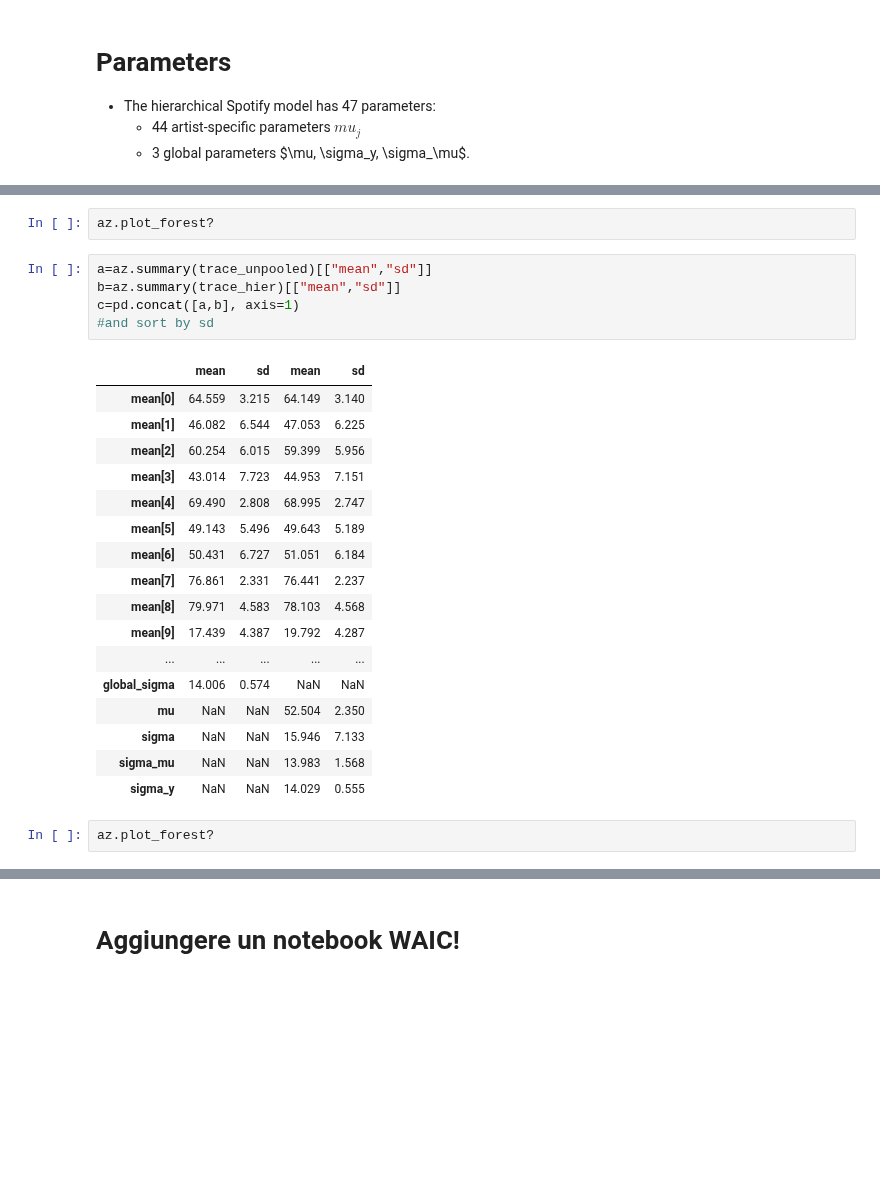
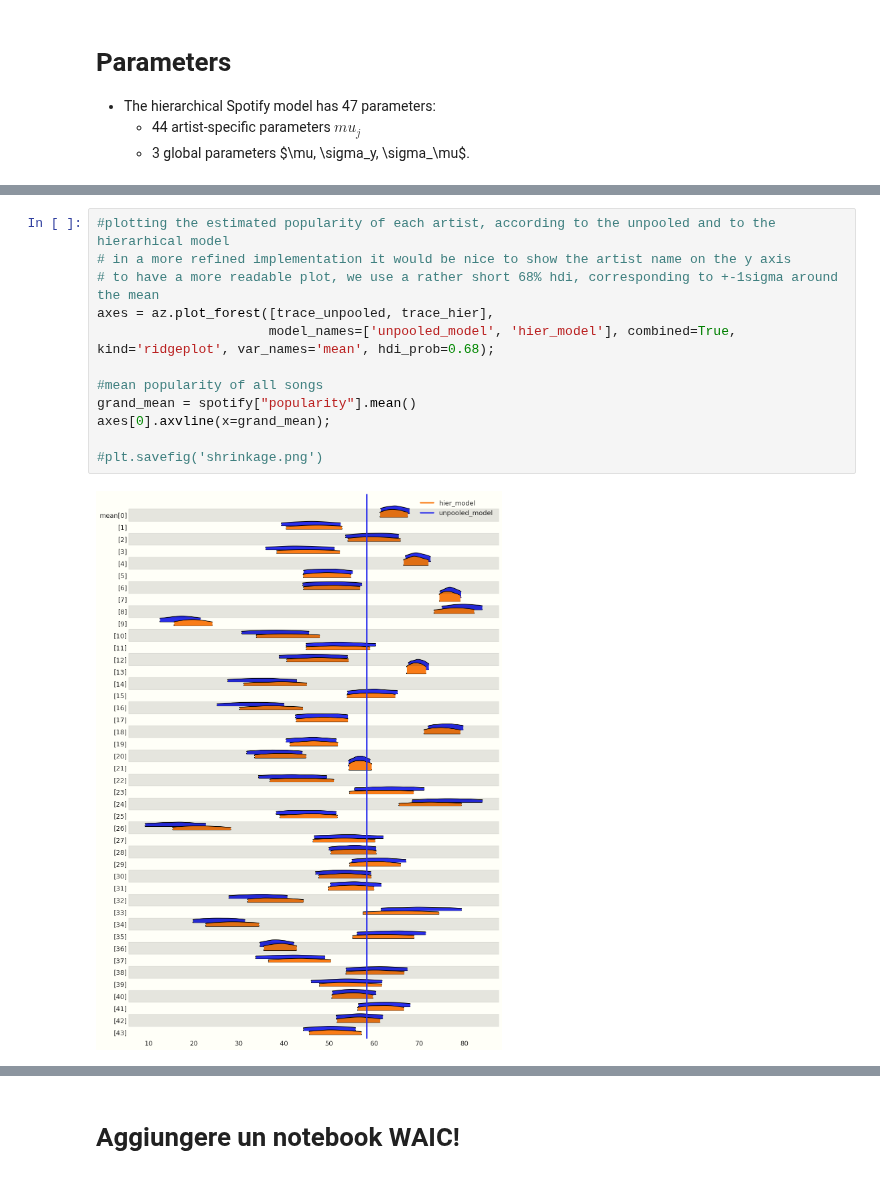
Before and after one commit to gcorani/bda, a Jupyter notebook: 3b-ProbProgramming-hierarchical.ipynb, the cells around one changed output, grey strips where cells are left out. Drawn from its saved outputs; the diff is of its cells as text; blank space fills up the shorter version.

```diff
--- a/3b-ProbProgramming-hierarchical.ipynb
+++ b/3b-ProbProgramming-hierarchical.ipynb
@@ -503,27 +537,14 @@ array([<AxesSubplot:>], dtype=object)
-# %%
-az.plot_forest?
-# %%
-a=az.summary(trace_unpooled)[["mean","sd"]]
-b=az.summary(trace_hier)[["mean","sd"]]
-c=pd.concat([a,b], axis=1)
-#and sort by sd
-# %% [output]
-|  | mean | sd | mean | sd |
-| mean[0] | 64.559 | 3.215 | 64.149 | 3.140 |
-| mean[1] | 46.082 | 6.544 | 47.053 | 6.225 |
-| mean[2] | 60.254 | 6.015 | 59.399 | 5.956 |
-| mean[3] | 43.014 | 7.723 | 44.953 | 7.151 |
-| mean[4] | 69.490 | 2.808 | 68.995 | 2.747 |
-| mean[5] | 49.143 | 5.496 | 49.643 | 5.189 |
-| mean[6] | 50.431 | 6.727 | 51.051 | 6.184 |
-| mean[7] | 76.861 | 2.331 | 76.441 | 2.237 |
-| mean[8] | 79.971 | 4.583 | 78.103 | 4.568 |
-| mean[9] | 17.439 | 4.387 | 19.792 | 4.287 |
-| ... | ... | ... | ... | ... |
-| global_sigma | 14.006 | 0.574 | NaN | NaN |
-| mu | NaN | NaN | 52.504 | 2.350 |
-| sigma | NaN | NaN | 15.946 | 7.133 |
-| sigma_mu | NaN | NaN | 13.983 | 1.568 |
-| sigma_y | NaN | NaN | 14.029 | 0.555 |
-# %%
-az.plot_forest?
+# %%
+#plotting the estimated popularity of each artist, according to the unpooled and to the hierarhical model
+# in a more refined implementation it would be nice to show the artist name on the y axis
+# to have a more readable plot, we use a rather short 68% hdi, corresponding to +-1sigma around the mean
+axes = az.plot_forest([trace_unpooled, trace_hier],
+                      model_names=['unpooled_model', 'hier_model'], combined=True, kind='ridgeplot', var_names='mean', hdi_prob=0.68);
+
+#mean popularity of all songs
+grand_mean = spotify["popularity"].mean()
+axes[0].axvline(x=grand_mean);
+
+#plt.savefig('shrinkage.png')
+# %% [output]
+[figure, added]
```
Also changed, not shown: parts of 28 cells of this notebook, 2 other files.
